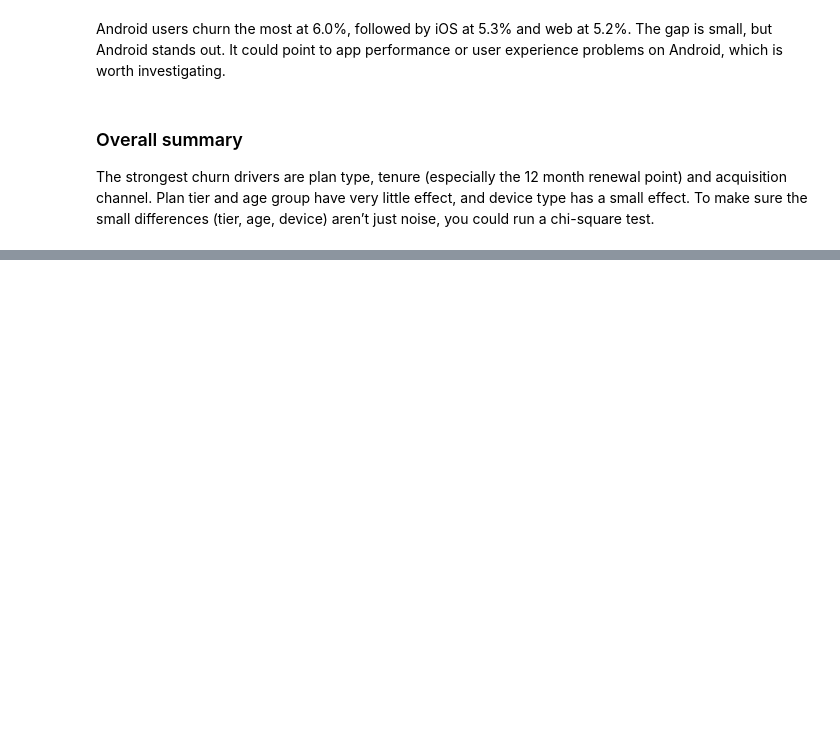
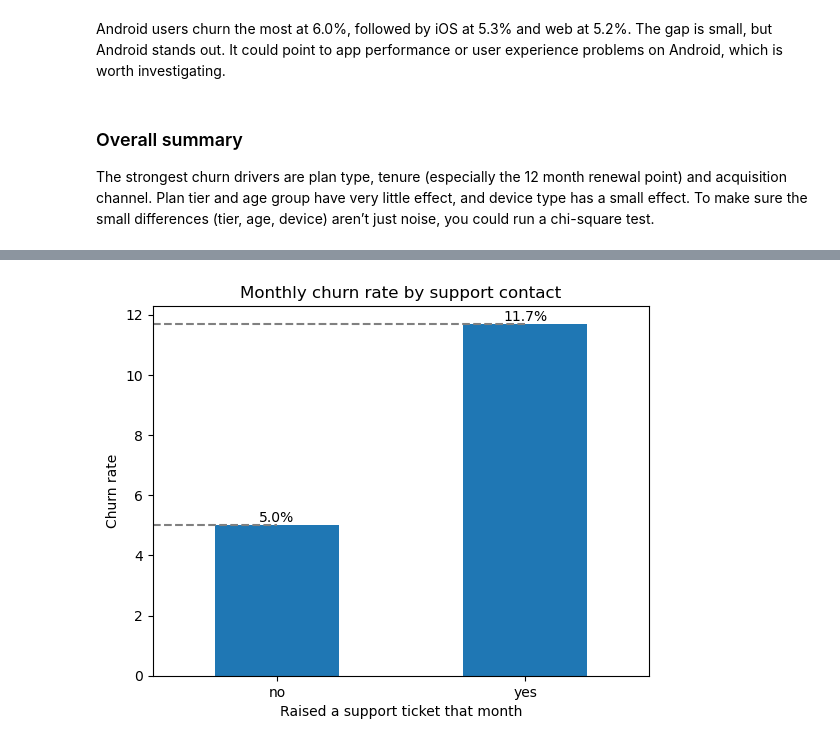
Before and after one commit to karanmagar921/Peloton_churn_analysis, a Jupyter notebook: evaluation.ipynb, the cells around one changed output, grey strips where cells are left out. Cells and saved outputs as stored; diff of their text form; code cells hidden in the pictures; blank space fills up the shorter version.

```diff
--- a/evaluation.ipynb
+++ b/evaluation.ipynb
@@ -358,0 +390,2 @@ The strongest churn drivers are plan type, tenure (especially the 12 month renew
+# %%
+df_combined['had_ticket'] = (df_combined['support_tickets']  > 0).map({True: 'yes', False:'no'})
@@ -358,0 +400,13 @@ The strongest churn drivers are plan type, tenure (especially the 12 month renew
+# %%
+ticket_churn.plot(kind='bar')
+for i, v in enumerate(ticket_churn):
+    plt.hlines(v, xmin=-0.5, xmax=i, colors='grey', linestyles='--')
+    plt.text(i, v + 0.1, f'{v:.1f}%', ha='center')
+
+plt.title('Monthly churn rate by support contact')
+plt.xlabel('Raised a support ticket that month')
+plt.ylabel('Churn rate')
+plt.xticks(rotation=0)
+plt.show()
+# %% [output]
+[figure, added]
```
Also changed, not shown: parts of 27 cells of this notebook, 1 other file.
